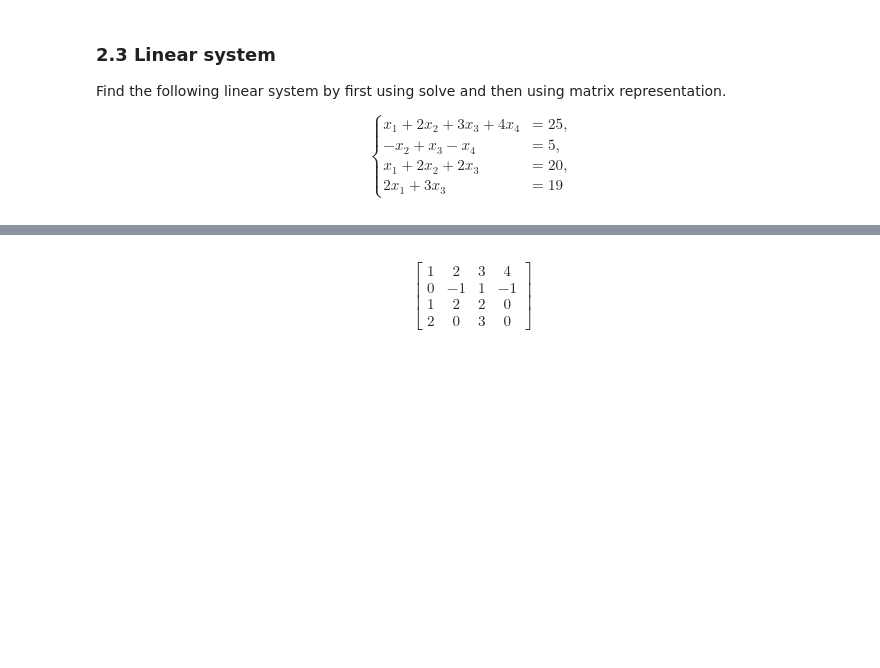
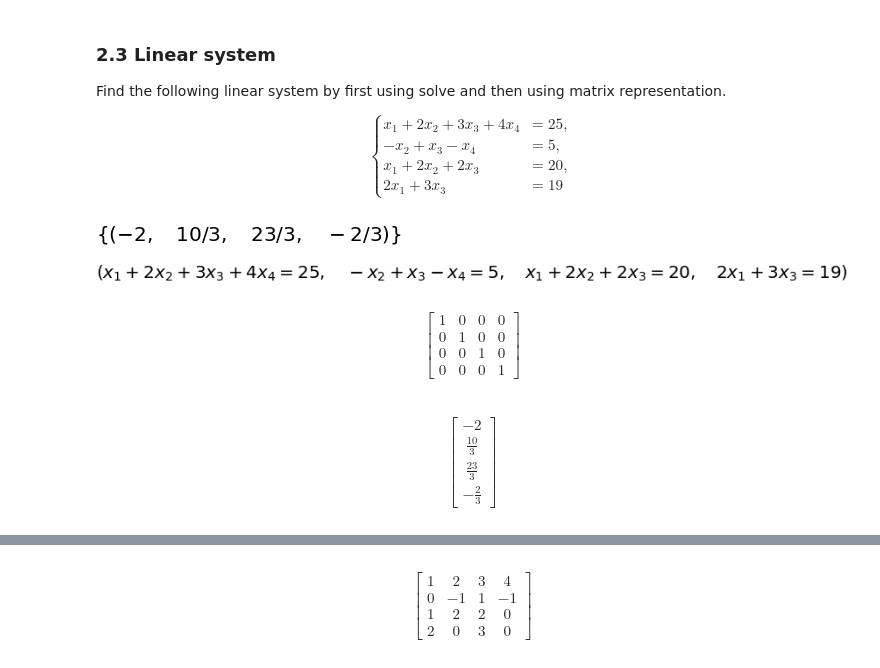
Before and after one commit to ebenezer11/CAD1-sympy, a Jupyter notebook: lab4.ipynb, the cells around one changed output, grey strips where cells are left out. Cells and saved outputs as stored; diff of their text form; code cells hidden in the pictures; blank space fills up the shorter version.

```diff
--- a/lab4.ipynb
+++ b/lab4.ipynb
@@ -249,3 +249,28 @@ $$
 $$
 # %%
 x1,x2,x3,x4 = symbols ('x1,x2,x3,x4')
+# %%
+eqn1 = Eq(x1+2*x2+3*x3+4*x4, 25)
+eqn2 = Eq(-x2+x3-x4, 5)
+eqn3 = Eq(x1+2*x2+2*x3, 20)
+eqn4 = Eq(2*x1+3*x3, 19)
+
+nonlinsolve([eqn1, eqn2, eqn3, eqn4], (x1, x2, x3, x4))
+# %% [output]
+[figure, added]
+# %%
+eqn1, eqn2, eqn3, eqn4
+# %% [output]
+[figure, added]
+# %%
+x = Matrix([x1, x2, x3, x4]).transpose()
+A = Matrix([[1, 2, 3, 4], [0, -1, 1, -1], [1, 2, 2, 0], [2, 0, 3, 0]])
+B = Matrix([25, 5, 20, 19])
+
+A.inv()*A
+# %% [output]
+$$\left[\begin{matrix}1 & 0 & 0 & 0\\0 & 1 & 0 & 0\\0 & 0 & 1 & 0\\0 & 0 & 0 & 1\end{matrix}\right]$$
+# %%
+A.inv()*B
+# %% [output]
+$$\left[\begin{matrix}-2\\\frac{10}{3}\\\frac{23}{3}\\- \frac{2}{3}\end{matrix}\right]$$
```
Also changed, not shown: parts of 25 cells of this notebook, 2 other files.
